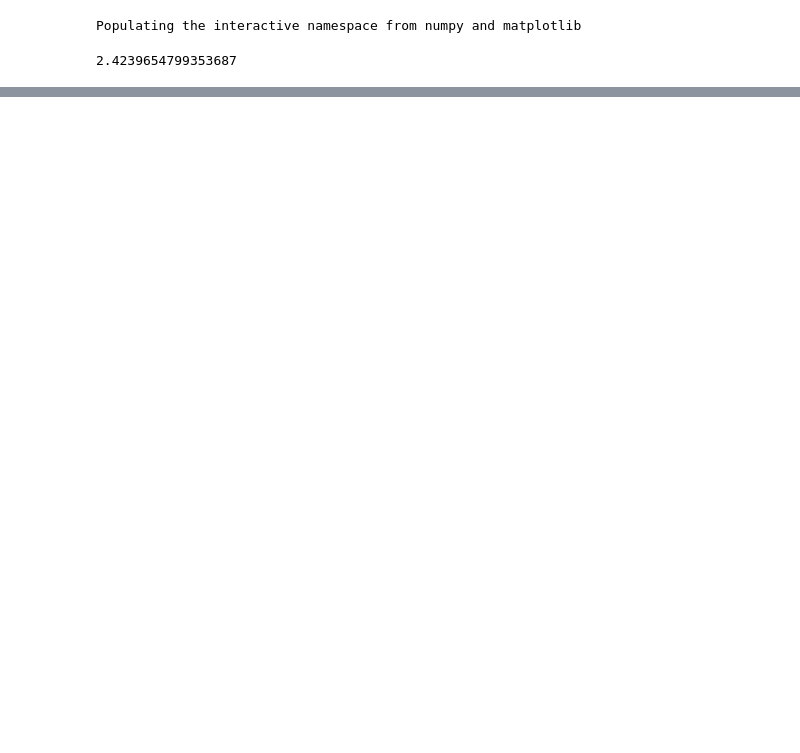
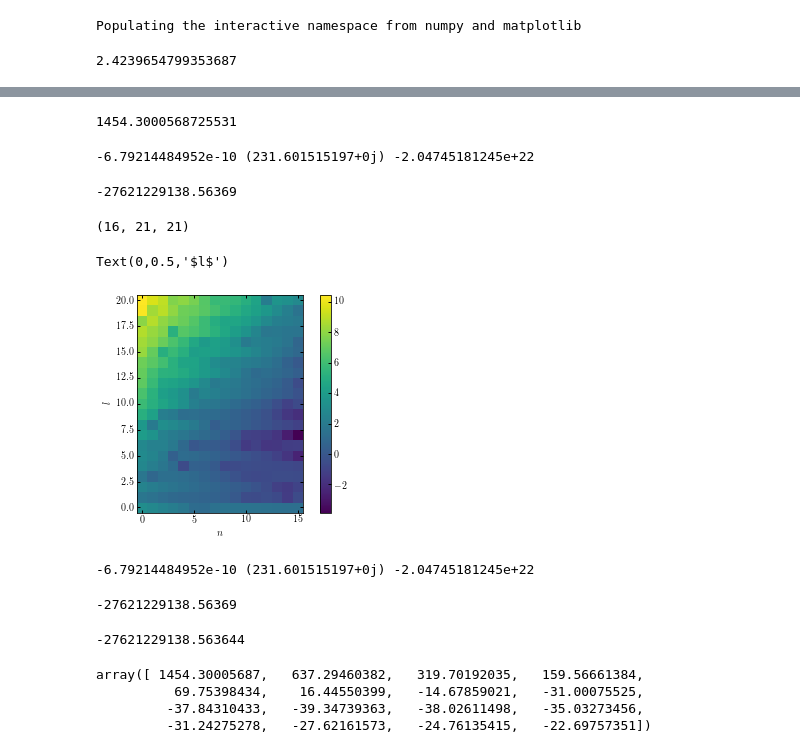
Before and after one commit to jngaravitoc/BFE-c, a Jupyter notebook: code/computing_coefficients.ipynb, the cells around one changed output, grey strips where cells are left out. Cells and saved outputs as stored; diff of their text form; code cells hidden in the pictures; blank space fills up the shorter version.

```diff
--- a/code/computing_coefficients.ipynb
+++ b/code/computing_coefficients.ipynb
@@ -54,0 +47,9 @@ array([ 0.32574794+0.j,  0.33413773+0.j,  0.34700852+0.j, ...,
+# %%
+snl(0, 0, 0, m, r, theta, phi)
+# %% [output]
+1454.3000568725531
+# %%
+snl(0, 20, 0, m, r, theta, phi)
+# %% [output]
+-6.79214484952e-10 (231.601515197+0j) -2.04745181245e+22
+-27621229138.56369
@@ -54,0 +58,30 @@ array([ 0.32574794+0.j,  0.33413773+0.j,  0.34700852+0.j, ...,
+# %%
+S_biff, T_biff = biff.compute_coeffs_discrete(np.array([x, y, z]).T, m, 15, 20, skip_m=True, r_s=1)
+# %%
+shape(S_biff)
+# %% [output]
+(16, 21, 21)
+# %%
+imshow(np.log10(np.abs(S_biff[:,:,0])).T, origin='lower')
+colorbar()
+xlabel('$n$')
+ylabel('$l$')
+# %% [output]
+Text(0,0.5,'$l$')
+[figure, added]
+# %%
+snl(0, 20, 0, m, r, theta, phi)
+# %% [output]
+-6.79214484952e-10 (231.601515197+0j) -2.04745181245e+22
+-27621229138.56369
+# %%
+S_biff[0, 20, 0]
+# %% [output]
+-27621229138.563644
+# %%
+S_biff[:,0,0]
+# %% [output]
+array([ 1454.30005687,   637.29460382,   319.70192035,   159.56661384,
+          69.75398434,    16.44550399,   -14.67859021,   -31.00075525,
+         -37.84310433,   -39.34739363,   -38.02611498,   -35.03273456,
+         -31.24275278,   -27.62161573,   -24.76135415,   -22.69757351])
```
Also changed, not shown: parts of 9 cells of this notebook.
